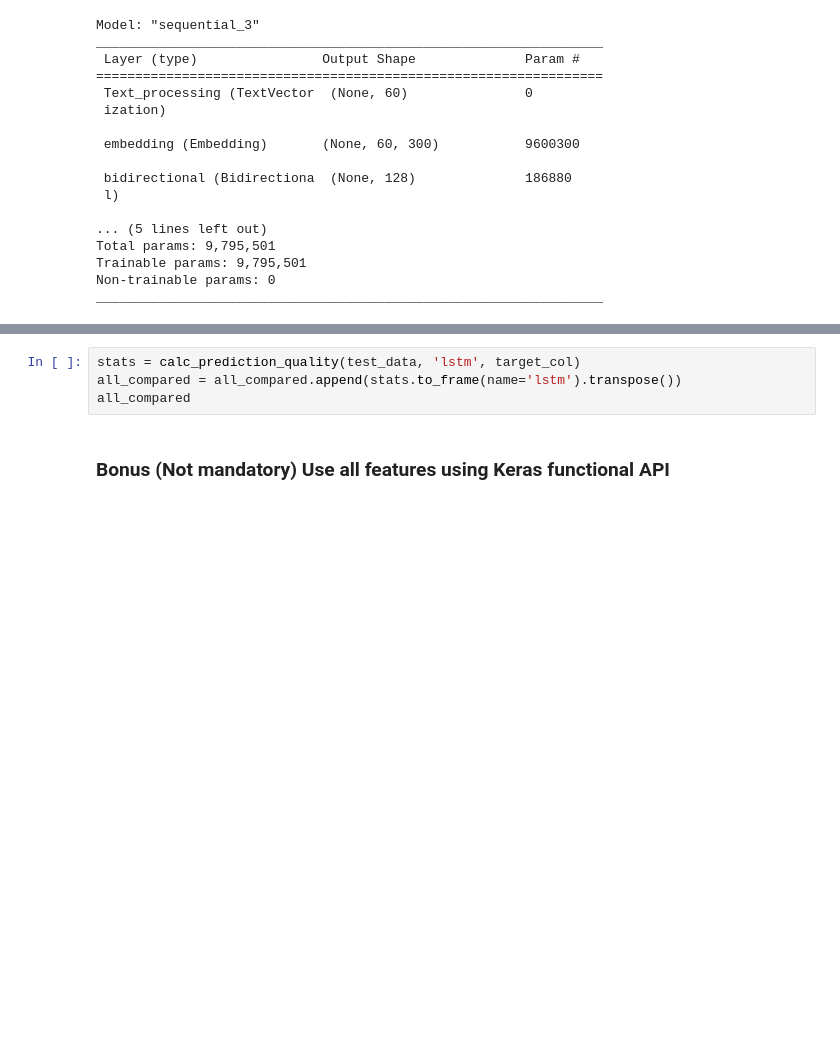
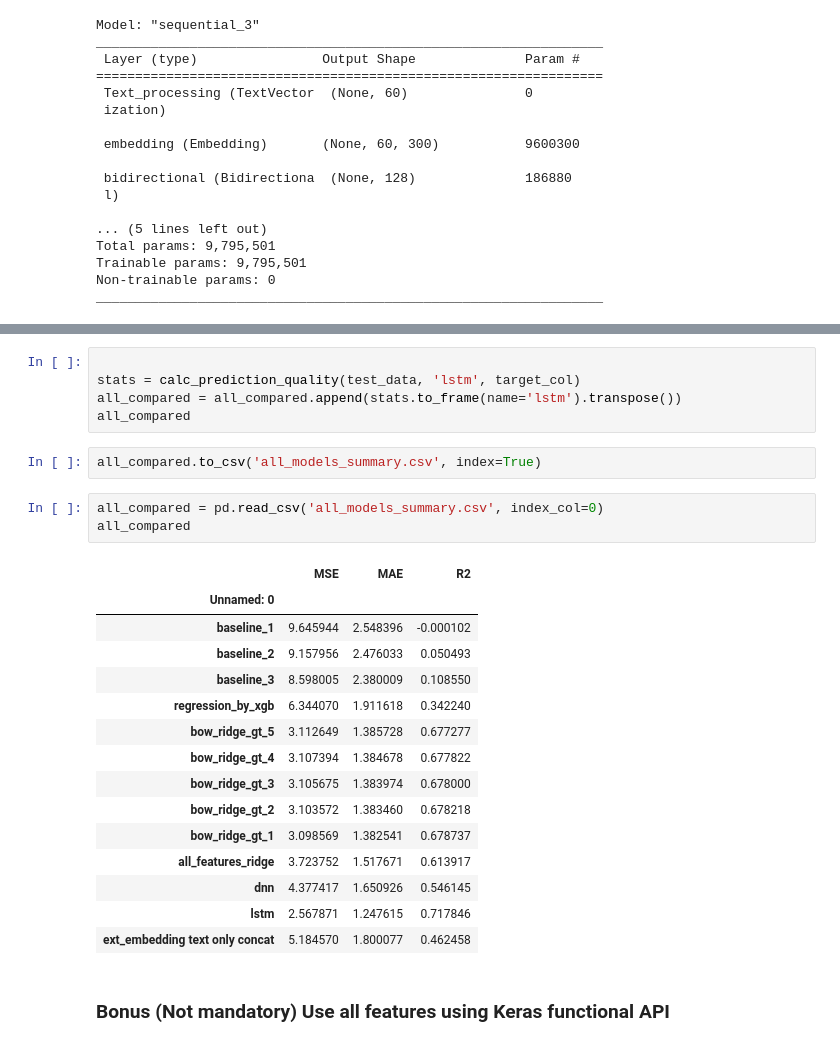
Before and after one commit to roiperlman/final_project_ml, a Jupyter notebook: score_prediction_roi.ipynb, the cells around one changed output, grey strips where cells are left out. Cells and saved outputs as stored; diff of their text form; blank space fills up the shorter version.

```diff
--- a/score_prediction_roi.ipynb
+++ b/score_prediction_roi.ipynb
@@ -1152,7 +1167,29 @@ create_plot(history, "mean_squared_error")
 # %%
+
 stats = calc_prediction_quality(test_data, 'lstm', target_col)
 all_compared = all_compared.append(stats.to_frame(name='lstm').transpose())
 all_compared
+# %%
+all_compared.to_csv('all_models_summary.csv', index=True)
+# %%
+all_compared = pd.read_csv('all_models_summary.csv', index_col=0)
+all_compared
+# %% [output]
+|  | MSE | MAE | R2 |
+| Unnamed: 0 |  |  |  |
+| baseline_1 | 9.645944 | 2.548396 | -0.000102 |
+| baseline_2 | 9.157956 | 2.476033 | 0.050493 |
+| baseline_3 | 8.598005 | 2.380009 | 0.108550 |
+| regression_by_xgb | 6.344070 | 1.911618 | 0.342240 |
+| bow_ridge_gt_5 | 3.112649 | 1.385728 | 0.677277 |
+| bow_ridge_gt_4 | 3.107394 | 1.384678 | 0.677822 |
+| bow_ridge_gt_3 | 3.105675 | 1.383974 | 0.678000 |
+| bow_ridge_gt_2 | 3.103572 | 1.383460 | 0.678218 |
+| bow_ridge_gt_1 | 3.098569 | 1.382541 | 0.678737 |
+| all_features_ridge | 3.723752 | 1.517671 | 0.613917 |
+| dnn | 4.377417 | 1.650926 | 0.546145 |
+| lstm | 2.567871 | 1.247615 | 0.717846 |
+| ext_embedding text only concat | 5.184570 | 1.800077 | 0.462458 |
 # %% [markdown]
 ### Bonus (Not mandatory) Use all features using Keras functional API
 # %% [markdown]
```
Also changed, not shown: parts of 13 cells of this notebook.
